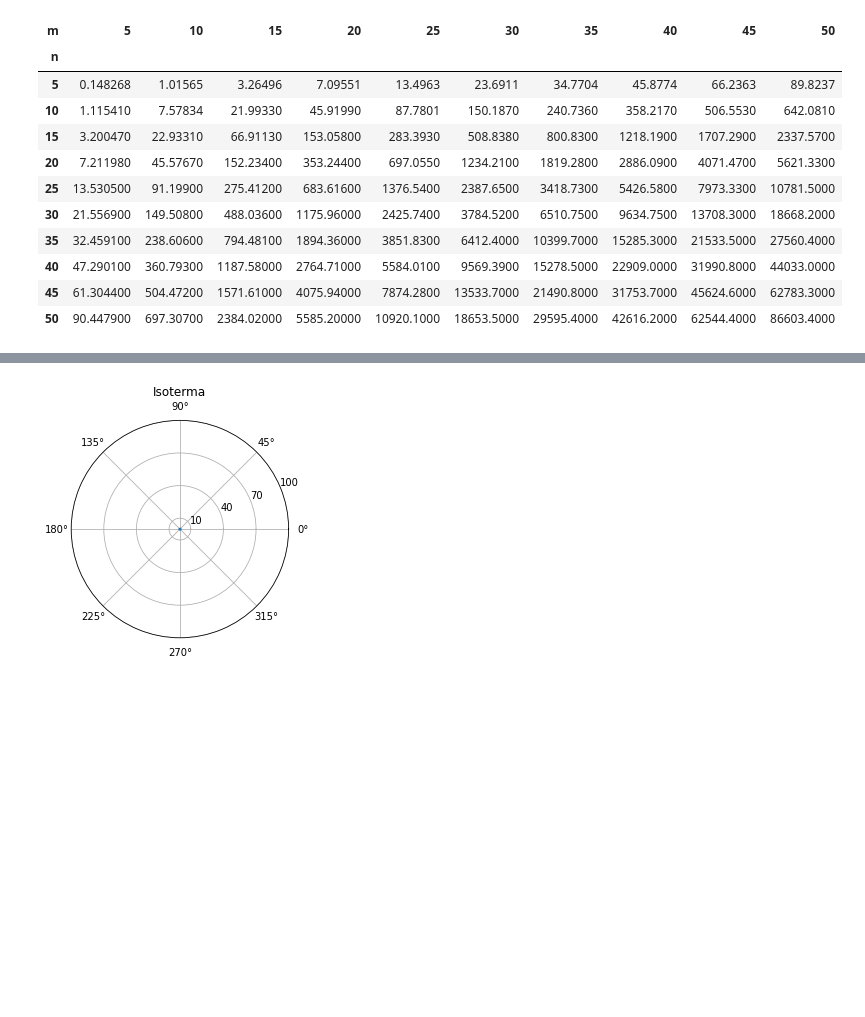
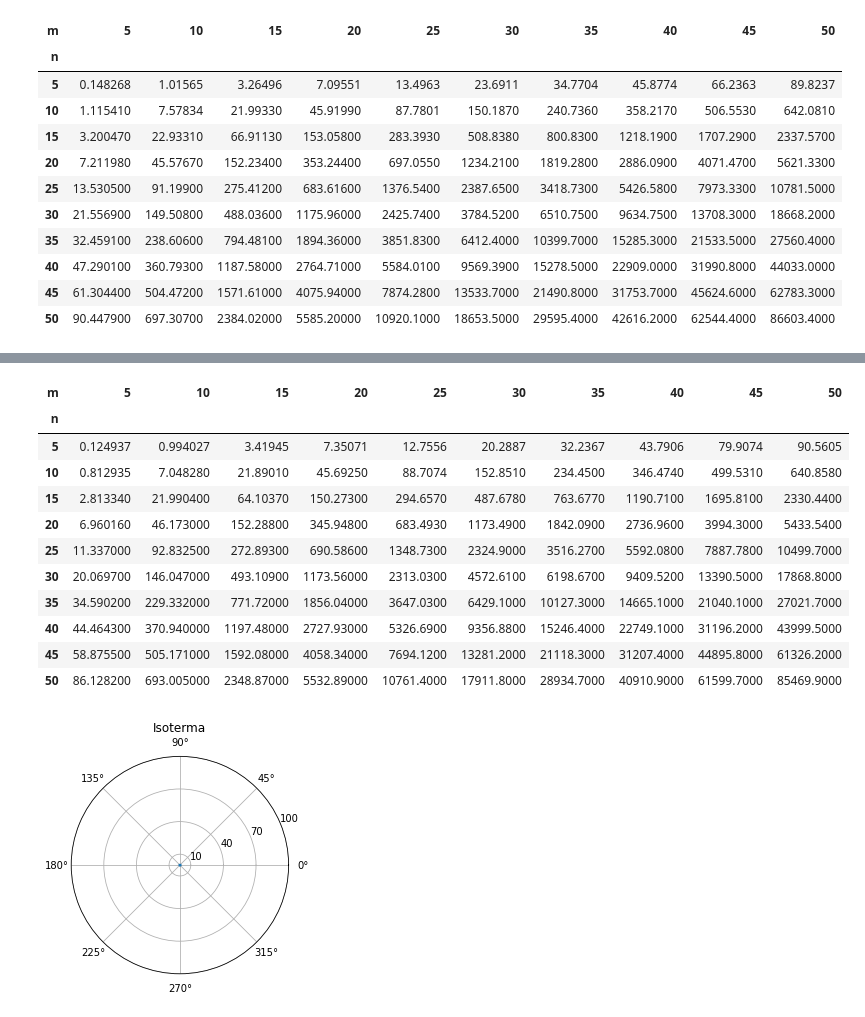
Before and after one commit to leon-suleyman/tp1-metodos, a Jupyter notebook: analisis.ipynb, the cells around one changed output, grey strips where cells are left out. Drawn from its saved outputs; the diff is of its cells as text; code cells hidden in the pictures; blank space fills up the shorter version.

```diff
--- a/analisis.ipynb
+++ b/analisis.ipynb
@@ -262,3 +295,18 @@ heatmapData
+# %%
+heatmapData
+# %% [output]
+| m | 5 | 10 | 15 | 20 | 25 | 30 | 35 | 40 | 45 | 50 |
+| n |  |  |  |  |  |  |  |  |  |  |
+| 5 | 0.124937 | 0.994027 | 3.41945 | 7.35071 | 12.7556 | 20.2887 | 32.2367 | 43.7906 | 79.9074 | 90.5605 |
+| 10 | 0.812935 | 7.048280 | 21.89010 | 45.69250 | 88.7074 | 152.8510 | 234.4500 | 346.4740 | 499.5310 | 640.8580 |
+| 15 | 2.813340 | 21.990400 | 64.10370 | 150.27300 | 294.6570 | 487.6780 | 763.6770 | 1190.7100 | 1695.8100 | 2330.4400 |
+| 20 | 6.960160 | 46.173000 | 152.28800 | 345.94800 | 683.4930 | 1173.4900 | 1842.0900 | 2736.9600 | 3994.3000 | 5433.5400 |
+| 25 | 11.337000 | 92.832500 | 272.89300 | 690.58600 | 1348.7300 | 2324.9000 | 3516.2700 | 5592.0800 | 7887.7800 | 10499.7000 |
+| 30 | 20.069700 | 146.047000 | 493.10900 | 1173.56000 | 2313.0300 | 4572.6100 | 6198.6700 | 9409.5200 | 13390.5000 | 17868.8000 |
+| 35 | 34.590200 | 229.332000 | 771.72000 | 1856.04000 | 3647.0300 | 6429.1000 | 10127.3000 | 14665.1000 | 21040.1000 | 27021.7000 |
+| 40 | 44.464300 | 370.940000 | 1197.48000 | 2727.93000 | 5326.6900 | 9356.8800 | 15246.4000 | 22749.1000 | 31196.2000 | 43999.5000 |
+| 45 | 58.875500 | 505.171000 | 1592.08000 | 4058.34000 | 7694.1200 | 13281.2000 | 21118.3000 | 31207.4000 | 44895.8000 | 61326.2000 |
+| 50 | 86.128200 | 693.005000 | 2348.87000 | 5532.89000 | 10761.4000 | 17911.8000 | 28934.7000 | 40910.9000 | 61599.7000 | 85469.9000 |
 # %%
 #Este codigo es de ejemplo, usa datos aleatorios
 
```
Also changed, not shown: parts of 4 cells of this notebook, 2 other files.
